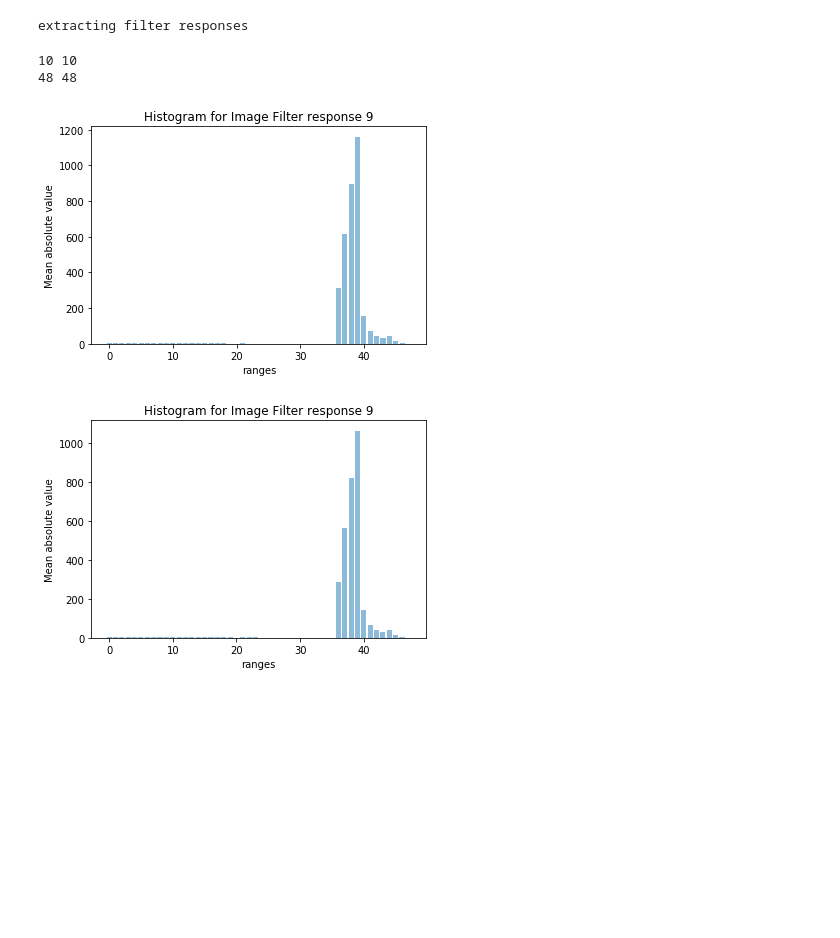
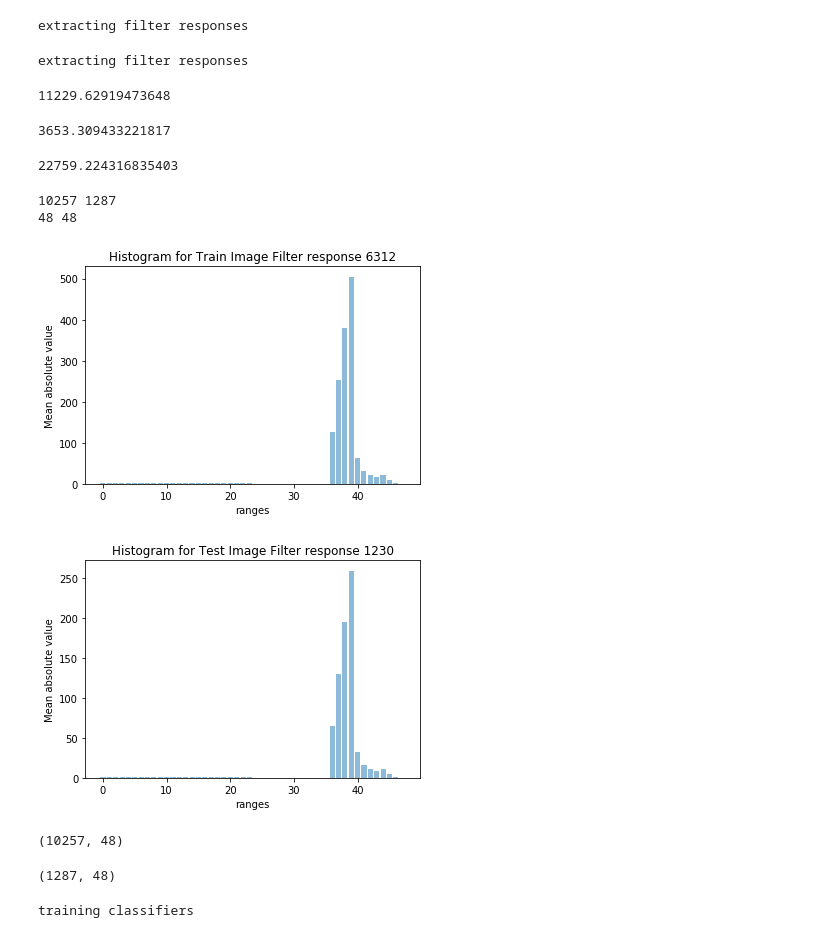
Before and after one commit to sananand007/Xrelab, a Jupyter notebook: hw2/HA2-Problem2_final.ipynb, the cells around one changed output. Cells and saved outputs as stored; diff of their text form; code cells hidden in the pictures; blank space fills up the shorter version.

```diff
--- a/hw2/HA2-Problem2_final.ipynb
+++ b/hw2/HA2-Problem2_final.ipynb
@@ -130,6 +130,18 @@ plt.show()
 + Get the final vector
 # %%
 print('extracting filter responses')
-train_filter_feature, test_filter_feature = get_filter_feature(train_data[0:10], test_data[0:10], F)
+train_filter_feature, test_filter_feature = get_filter_feature(train_data[0:100], test_data[0:100], F)
 # %% [output]
 extracting filter responses
+# %%
+print('extracting filter responses')
+import time
+start = time.time()
+train_filter_feature1, test_filter_feature1 = get_filter_feature(train_data[101:200], test_data[101:200], F)
+train_filter_feature2, test_filter_feature2 = get_filter_feature(train_data[201:300], test_data[201:300], F)
+train_filter_feature3, test_filter_feature3 = get_filter_feature(train_data[301:400], test_data[301:400], F)
+train_filter_feature4, test_filter_feature4 = get_filter_feature(train_data[401:500], test_data[401:500], F)
+train_filter_feature5, test_filter_feature5 = get_filter_feature(train_data[501:600], test_data[501:600], F)
+stop = time.time()
+# %% [output]
+extracting filter responses
@@ -136,24 +152,60 @@ extracting filter responses
+# %%
+print(stop-start)
+# %% [output]
+11229.62919473648
+# %%
+start = time.time()
+train_filter_feature7, test_filter_feature7 = get_filter_feature(train_data[3000:4000], [], F)
+stop = time.time()
+print(stop-start)
+# %% [output]
+3653.309433221817
+# %%
+start = time.time()
+train_filter_feature8, test_filter_feature8 = get_filter_feature(train_data[4000:10000], [], F)
+train_filter_feature9, test_filter_feature9 = get_filter_feature(train_data[10000:], [], F)
+stop = time.time()
+print(stop-start)
+# %% [output]
+22759.224316835403
+# %%
+train_filter_feature_fin = train_filter_feature+train_filter_feature1+train_filter_feature2+train_filter_feature3+\
+train_filter_feature4+train_filter_feature5+train_filter_feature6+train_filter_feature7+train_filter_feature8+\
+train_filter_feature9
+
+test_filter_feature_fin = test_filter_feature+test_filter_feature1+test_filter_feature2+test_filter_feature3+test_filter_feature4+\
+test_filter_feature5+test_filter_feature6
 # %%
-print(len(train_filter_feature), len(test_filter_feature))
-print(len(train_filter_feature[0]), len(test_filter_feature[0]))
+print(len(train_filter_feature_fin), len(test_filter_feature_fin))
+print(len(train_filter_feature_fin[0]), len(test_filter_feature_fin[0]))
 # %% [output]
-10 10
+10257 1287
 48 48
 # %%
 ranges=[i for i in range(48)]
-plt.bar(ranges, train_filter_feature[9], align='center', alpha=0.5)
+import random
+idx1=np.random.randint(len(train_filter_feature_fin))
+plt.bar(ranges, train_filter_feature_fin[idx1], align='center', alpha=0.5)
 plt.ylabel('Mean absolute value')
 plt.xlabel('ranges')
-plt.title('Histogram for Image Filter response {}'.format(9))
+plt.title('Histogram for Train Image Filter response {}'.format(idx1))
 plt.show()
 
-
+idx2=np.random.randint(len(test_filter_feature_fin))
 ranges=[i for i in range(48)]
-plt.bar(ranges, test_filter_feature[9], align='center', alpha=0.5)
+plt.bar(ranges, test_filter_feature_fin[idx2], align='center', alpha=0.5)
 plt.ylabel('Mean absolute value')
 plt.xlabel('ranges')
-plt.title('Histogram for Image Filter response {}'.format(9))
+plt.title('Histogram for Test Image Filter response {}'.format(idx2))
 plt.show()
 # %% [output]
-[figure, old version]
+[figure, new version]
-[figure, old version]
+[figure, new version]
+# %%
+print(train_filter_feature_new.shape)
+# %% [output]
+(10257, 48)
+# %%
+print(test_filter_feature_new.shape)
+# %% [output]
+(1287, 48)
@@ -159,0 +216,9 @@ plt.show()
+# %%
+print('training classifiers')
+# create a classifier using sklearn.svm
+from sklearn import svm
+clf1=svm.SVC(kernel='linear')
+# training
+clf1.fit(train_filter_feature_new, train_label[:-5])
+# %% [output]
+training classifiers
```
Also changed, not shown: parts of 6 cells of this notebook.
